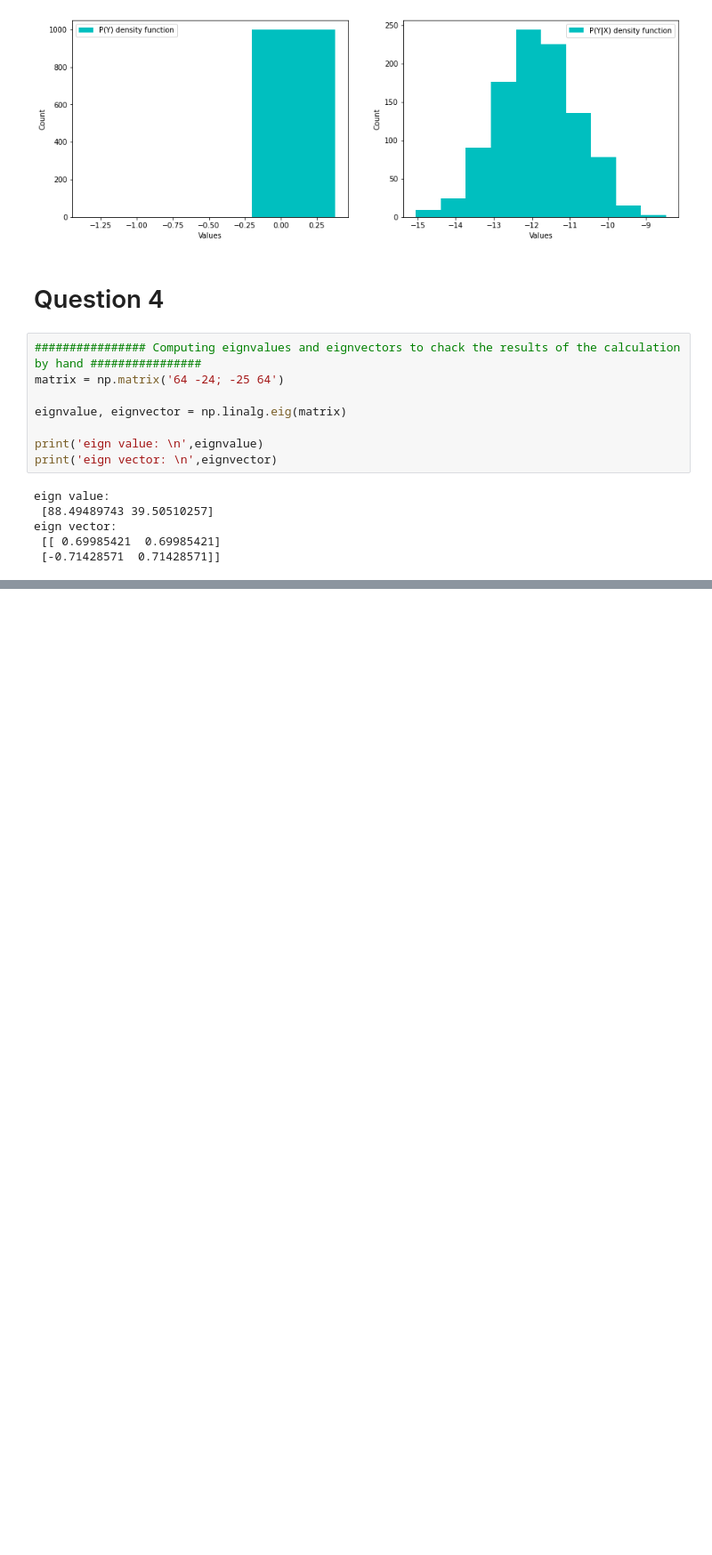
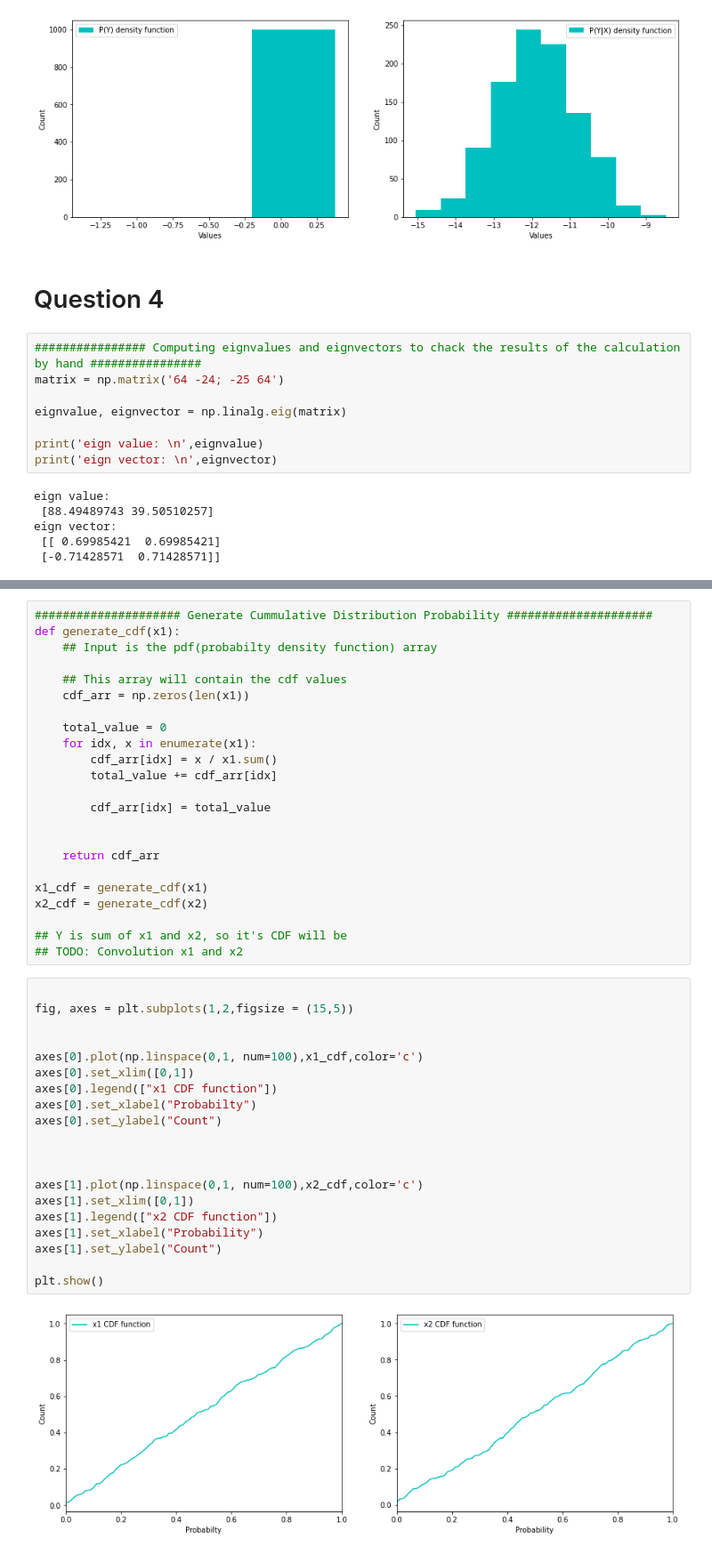
Before and after one commit to amindadgar/Pattern-Recognition, a Jupyter notebook: HW1.ipynb, the cells around one changed output, grey strips where cells are left out. Shown at 89% size. Drawn from its saved outputs; the diff is of its cells as text; blank space fills up the shorter version.

Commit message:
Question5 Coding Still need to convolution x1 and x2 to compute y = x1+x2 distribution

```diff
--- a/HW1.ipynb
+++ b/HW1.ipynb
@@ -179,0 +190,45 @@ eign vector:
+# %%
+##################### Generate Cummulative Distribution Probability #####################
+def generate_cdf(x1):
+    ## Input is the pdf(probabilty density function) array
+
+    ## This array will contain the cdf values
+    cdf_arr = np.zeros(len(x1))
+
+    total_value = 0
+    for idx, x in enumerate(x1):
+        cdf_arr[idx] = x / x1.sum()
+        total_value += cdf_arr[idx]
+
+        cdf_arr[idx] = total_value
+
+
+    return cdf_arr
+
+x1_cdf = generate_cdf(x1)
+x2_cdf = generate_cdf(x2)
+
+## Y is sum of x1 and x2, so it's CDF will be
+## TODO: Convolution x1 and x2
+# %%
+
+fig, axes = plt.subplots(1,2,figsize = (15,5))
+
+
+axes[0].plot(np.linspace(0,1, num=100),x1_cdf,color='c')
+axes[0].set_xlim([0,1])
+axes[0].legend(["x1 CDF function"])
+axes[0].set_xlabel("Probabilty")
+axes[0].set_ylabel("Count")
+
+
+
+axes[1].plot(np.linspace(0,1, num=100),x2_cdf,color='c')
+axes[1].set_xlim([0,1])
+axes[1].legend(["x2 CDF function"])
+axes[1].set_xlabel("Probability")
+axes[1].set_ylabel("Count")
+
+plt.show()
+# %% [output]
+[figure, added]
```
Also changed, not shown: parts of 2 cells of this notebook.
